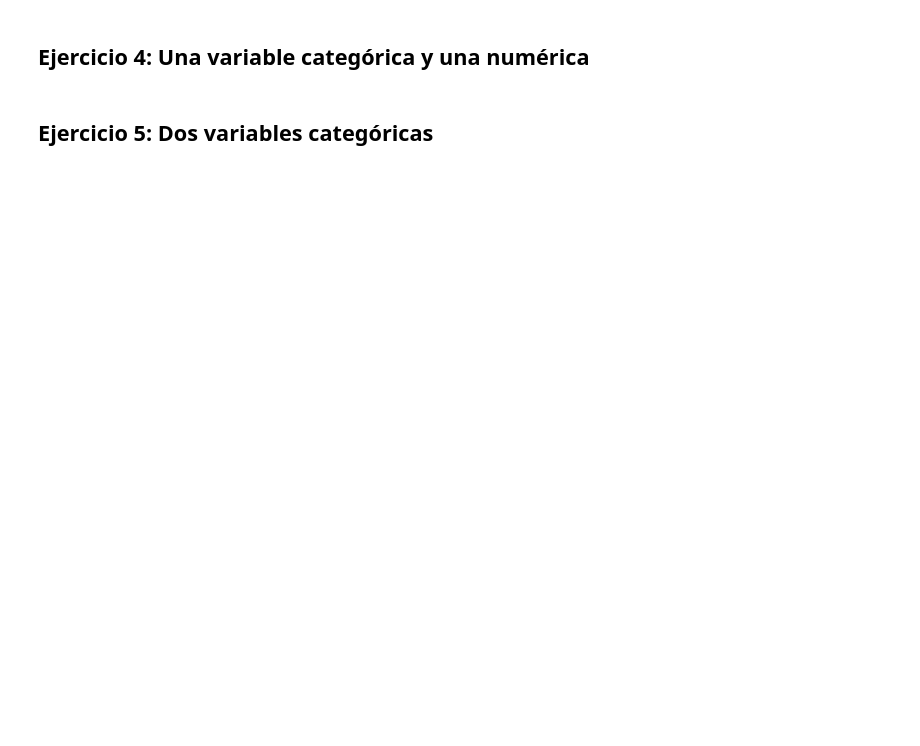
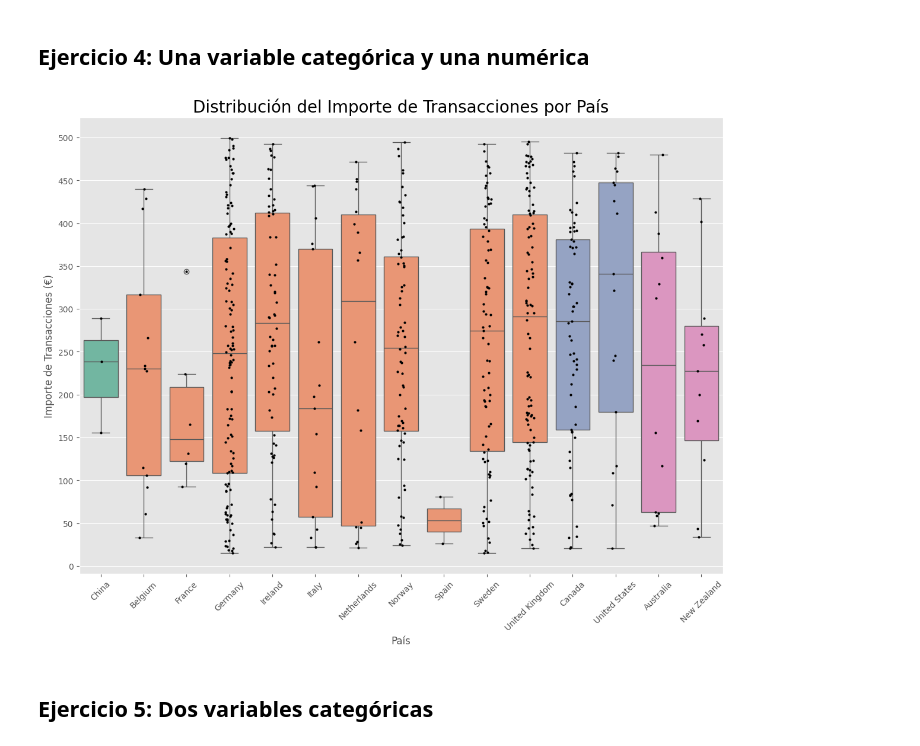
Before and after one commit to natalyamn/DataAnalytics_ITAcademy, a Jupyter notebook: 08. Sprint 8 Python/8.1 Visualizaciones en Python/Sprint8.01_NM.ipynb, the cells around one changed output. Drawn from its saved outputs; the diff is of its cells as text; code cells hidden in the pictures; blank space fills up the shorter version.

```diff
--- a/08. Sprint 8 Python/8.1 Visualizaciones en Python/Sprint8.01_NM.ipynb
+++ b/08. Sprint 8 Python/8.1 Visualizaciones en Python/Sprint8.01_NM.ipynb
@@ -164,4 +197,43 @@ En resumen, no se observa una tendencia de gasto concreta, pero hay que tener en
 # %% [markdown]
 ## Ejercicio 4: Una variable categórica y una numérica
+# %%
+Continents = {'Europe': ['Germany','Italy','United Kingdom','Sweden','Norway','Ireland','Netherlands','Belgium','France','Spain'],
+              'Asia': ['China'],
+              'North America': ['Canada','United States'],
+              'Oceania': ['New Zealand','Australia']}
+
+def assign_continent(country):
+    if country in Continents['Europe']:
+         return 'Europe'
+    elif country in Continents['Asia']:
+        return 'Asia'
+    elif country in Continents['North America']:
+        return 'North America'
+    elif country in Continents['Oceania']:
+        return 'Oceania'
+    else:
+        return 'Undefined Continent'
+
+dataframe['company']['Continent'] = dataframe['company']['company_country'].apply(assign_continent)
+
+transaction_company = pd.merge(dataframe['transaction'], dataframe['company'], on='company_id')
+
+transaction_company.sort_values(by=['Continent','company_country'],inplace=True)
+# %%
+plt.figure(figsize=(14,10))
+
+ax = sns.boxplot(x='company_country', y='amount', data=transaction_company, hue='Continent', legend=False, palette='Set2')
+
+ax = sns.stripplot(x='company_country', y='amount', data=transaction_company, color='black', jitter=0.1, size=3)
+
+plt.yticks(bins)
+ax.tick_params(axis='x', labelrotation=45)
+plt.title('Distribución del Importe de Transacciones por País', fontsize=20)
+plt.xlabel('País')
+plt.ylabel('Importe de Transacciones (€)')
+
+plt.show()
+# %% [output]
+[figure, added]
 # %% [markdown]
 ## Ejercicio 5: Dos variables categóricas
```
Also changed, not shown: parts of 34 cells of this notebook.
